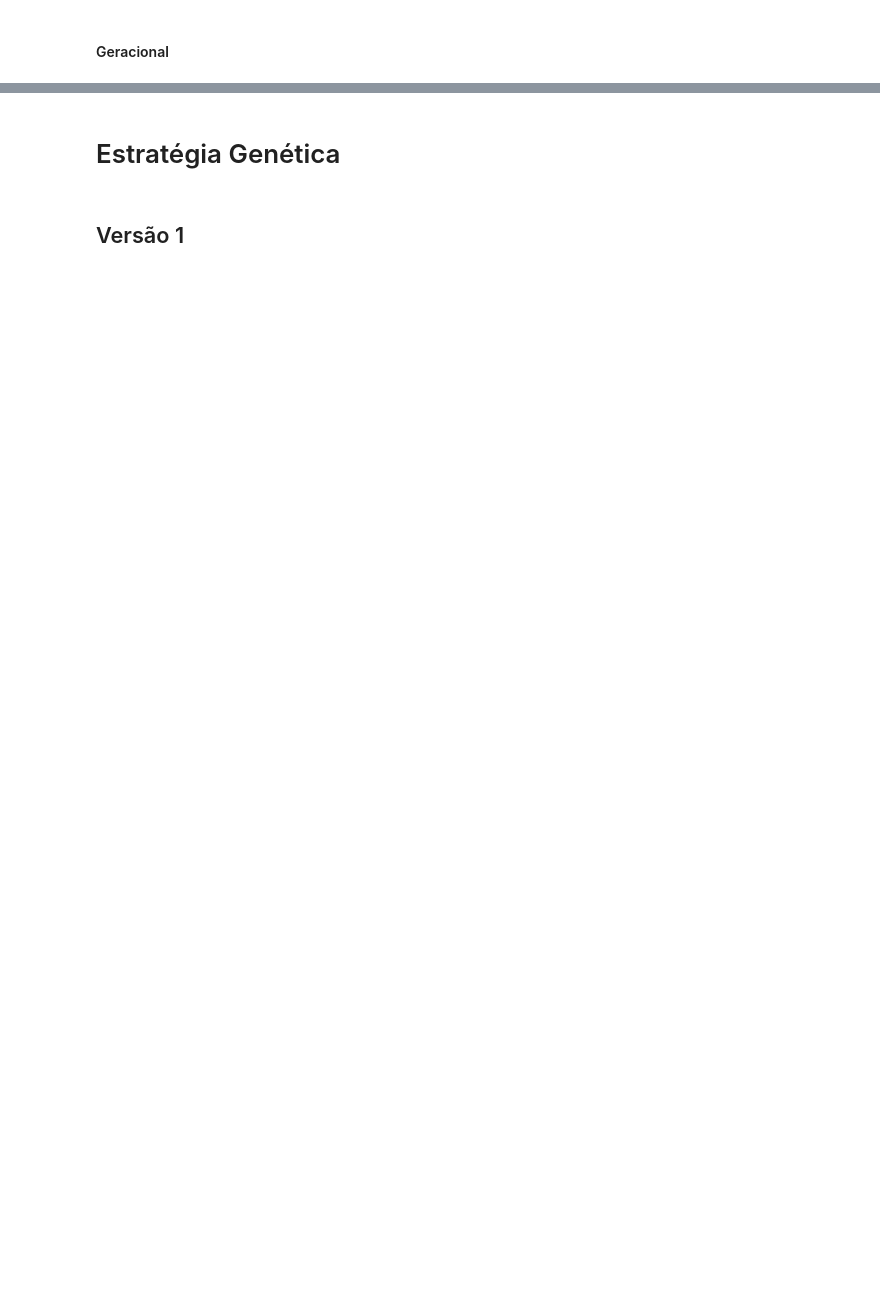
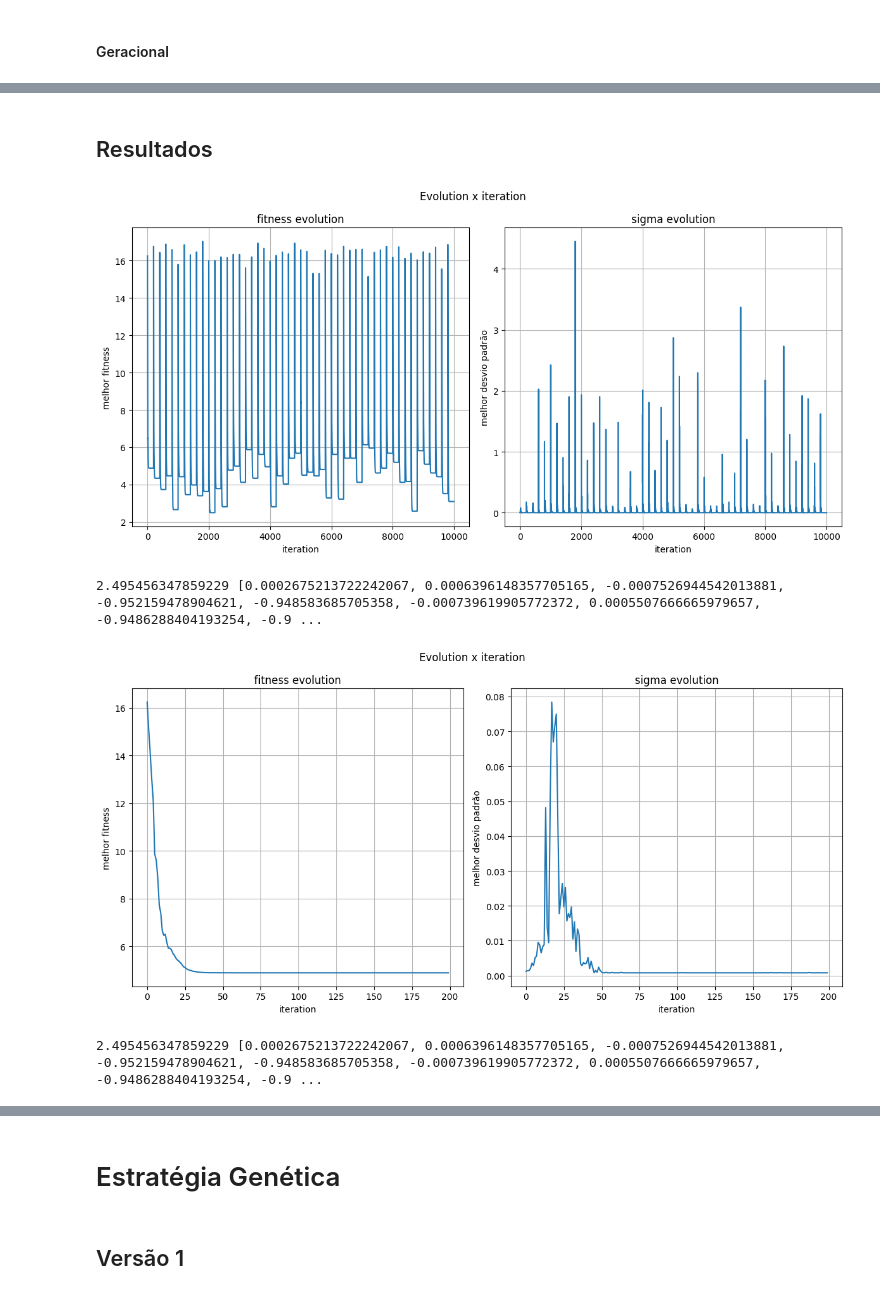
Before and after one commit to vhlk/EEAckleyFunc, a Jupyter notebook: AckleyEE.ipynb, the cells around one changed output, grey strips where cells are left out. Cells and saved outputs as stored; diff of their text form; code cells hidden in the pictures; blank space fills up the shorter version.

Commit message:
add result function

```diff
--- a/AckleyEE.ipynb
+++ b/AckleyEE.ipynb
@@ -165,7 +182,7 @@ def mutate(filhos: List[Tuple[List[float], float]]):
 # %% [markdown]
 #### Geracional
 # %%
-def generational(filhos: List[Tuple[List[float], float]]):
+def generational(filhos: List[Tuple[List[float], float]], iteration):
     global POPULACAO, FITNESS_FUNC, TAM_DA_POPULACAO
     reset_population()
 
@@ -182,0 +198,2 @@ def elitista(filhos: List[Tuple[List[float], float]]):
+# %%
+SURV_SELECTION_FUNC = generational
@@ -247,0 +263,2 @@ print(iteration)
+# %% [markdown]
+## Resultados
@@ -247,0 +268,24 @@ print(iteration)
+# %%
+def plot_results(best_fitness, best_solution, bests_fitness, bests_sigma, iteration) -> None:
+    fig = plt.figure(figsize=(12, 6))
+
+    ax1 = fig.add_subplot(121)
+    ax2 = fig.add_subplot(122)
+    fig.suptitle('Evolution x iteration')
+
+    # Fitness
+    ax1.plot(range(0,iteration), bests_fitness)
+    ax1.set(xlabel='iteration', ylabel='melhor fitness',
+           title='fitness evolution')
+    ax1.grid()
+
+    # Desvio Padrão
+    ax2.plot(range(0,iteration), bests_sigma)
+    ax2.set(xlabel='iteration', ylabel='melhor desvio padrão',
+           title='sigma evolution')
+    ax2.grid()
+
+    fig.tight_layout()
+    plt.show()
+
+    print(best_fitness, best_solution)
@@ -247,0 +298,15 @@ print(iteration)
+# %%
+FITNESS_FUNC = ackley_funct
+CROSSOVER_FUNC = local_discrete
+SURV_SELECTION_FUNC = generational
+POPULACAO = POP_TEST.copy()
+
+best_fitness, best_solution, bests_fitness, bests_sigma, iteration = generate_solution()
+# %%
+plot_results(best_fitness, best_solution, bests_fitness, bests_sigma, iteration)
+plot_results(best_fitness, best_solution, bests_fitness[:200], bests_sigma[:200], min(iteration,200))
+# %% [output]
+[figure, added]
+2.495456347859229 [0.0002675213722242067, 0.0006396148357705165, -0.0007526944542013881, -0.952159478904621, -0.948583685705358, -0.000739619905772372, 0.0005507666665979657, -0.9486288404193254, -0.9 ...
+[figure, added]
+2.495456347859229 [0.0002675213722242067, 0.0006396148357705165, -0.0007526944542013881, -0.952159478904621, -0.948583685705358, -0.000739619905772372, 0.0005507666665979657, -0.9486288404193254, -0.9 ...
```
Also changed, not shown: parts of 28 cells of this notebook.
